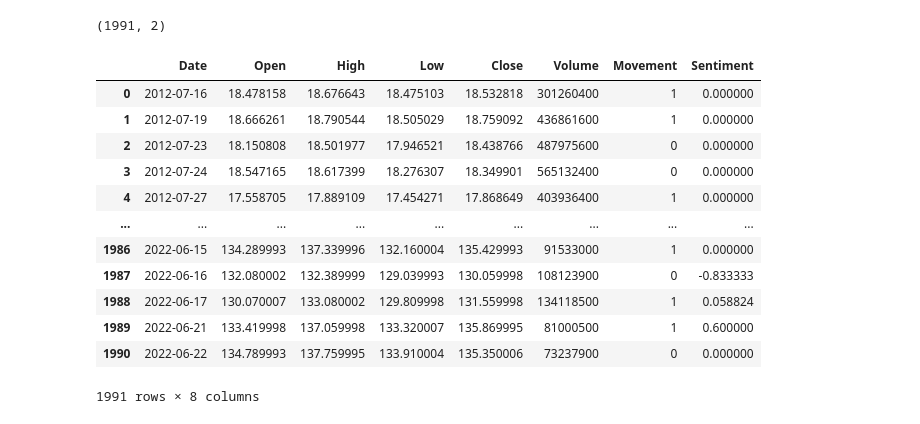
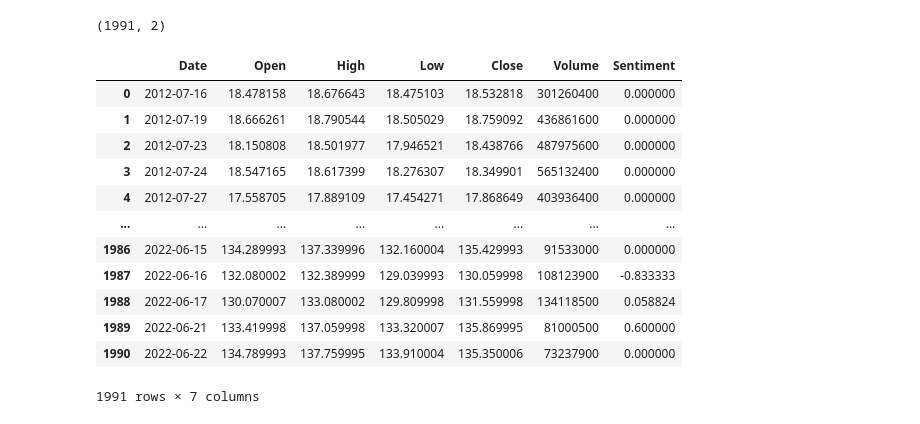
Before and after one commit to AnshulRustogi/Stock-Market-Movement-Predictor, a Jupyter notebook: model/LSTM_try_1.ipynb, the cells around one changed output. Cells and saved outputs as stored; diff of their text form; code cells hidden in the pictures.

```diff
--- a/model/LSTM_try_1.ipynb
+++ b/model/LSTM_try_1.ipynb
@@ -29,7 +27,7 @@ from keras.layers import LSTM
 # %% [markdown]
 # Loading the Data
 # %%
-stock = pd.read_csv('final_stock_data.csv')
+stock = pd.read_csv('../final_stock_data.csv')
 # %%
 stock.head()
 # %% [output]
@@ -113,6 +106,6 @@ array([<matplotlib.axes._subplots.AxesSubplot object at 0x...>,
 [figure]
 # %%
-labels = pd.read_csv('news_label.csv')
+labels = pd.read_csv('../news_label.csv')
 # %%
 labels.head()
 # %% [output]
@@ -127,19 +120,21 @@ labels.shape
 # %% [output]
 (1991, 2)
 # %%
-merge = pd.merge(stock, labels)
-merge
+dataset = pd.merge(stock, labels)
-# %% [output]
-|  | Date | Open | High | Low | Close | Volume | Movement | Sentiment |
-| 0 | 2012-07-16 | 18.478158 | 18.676643 | 18.475103 | 18.532818 | 301260400 | 1 | 0.000000 |
-| 1 | 2012-07-19 | 18.666261 | 18.790544 | 18.505029 | 18.759092 | 436861600 | 1 | 0.000000 |
-| 2 | 2012-07-23 | 18.150808 | 18.501977 | 17.946521 | 18.438766 | 487975600 | 0 | 0.000000 |
-| 3 | 2012-07-24 | 18.547165 | 18.617399 | 18.276307 | 18.349901 | 565132400 | 0 | 0.000000 |
-| 4 | 2012-07-27 | 17.558705 | 17.889109 | 17.454271 | 17.868649 | 403936400 | 1 | 0.000000 |
-| ... | ... | ... | ... | ... | ... | ... | ... | ... |
-| 1986 | 2022-06-15 | 134.289993 | 137.339996 | 132.160004 | 135.429993 | 91533000 | 1 | 0.000000 |
-| 1987 | 2022-06-16 | 132.080002 | 132.389999 | 129.039993 | 130.059998 | 108123900 | 0 | -0.833333 |
-| 1988 | 2022-06-17 | 130.070007 | 133.080002 | 129.809998 | 131.559998 | 134118500 | 1 | 0.058824 |
-| 1989 | 2022-06-21 | 133.419998 | 137.059998 | 133.320007 | 135.869995 | 81000500 | 1 | 0.600000 |
-| 1990 | 2022-06-22 | 134.789993 | 137.759995 | 133.910004 | 135.350006 | 73237900 | 0 | 0.000000 |
-1991 rows × 8 columns
+# %%
+x = dataset.drop(['Movement'], axis=1)
+x
+# %% [output]
+|  | Date | Open | High | Low | Close | Volume | Sentiment |
+| 0 | 2012-07-16 | 18.478158 | 18.676643 | 18.475103 | 18.532818 | 301260400 | 0.000000 |
+| 1 | 2012-07-19 | 18.666261 | 18.790544 | 18.505029 | 18.759092 | 436861600 | 0.000000 |
+| 2 | 2012-07-23 | 18.150808 | 18.501977 | 17.946521 | 18.438766 | 487975600 | 0.000000 |
+| 3 | 2012-07-24 | 18.547165 | 18.617399 | 18.276307 | 18.349901 | 565132400 | 0.000000 |
+| 4 | 2012-07-27 | 17.558705 | 17.889109 | 17.454271 | 17.868649 | 403936400 | 0.000000 |
+| ... | ... | ... | ... | ... | ... | ... | ... |
+| 1986 | 2022-06-15 | 134.289993 | 137.339996 | 132.160004 | 135.429993 | 91533000 | 0.000000 |
+| 1987 | 2022-06-16 | 132.080002 | 132.389999 | 129.039993 | 130.059998 | 108123900 | -0.833333 |
+| 1988 | 2022-06-17 | 130.070007 | 133.080002 | 129.809998 | 131.559998 | 134118500 | 0.058824 |
+| 1989 | 2022-06-21 | 133.419998 | 137.059998 | 133.320007 | 135.869995 | 81000500 | 0.600000 |
+| 1990 | 2022-06-22 | 134.789993 | 137.759995 | 133.910004 | 135.350006 | 73237900 | 0.000000 |
+1991 rows × 7 columns
```
Also changed, not shown: parts of 17 cells of this notebook.
